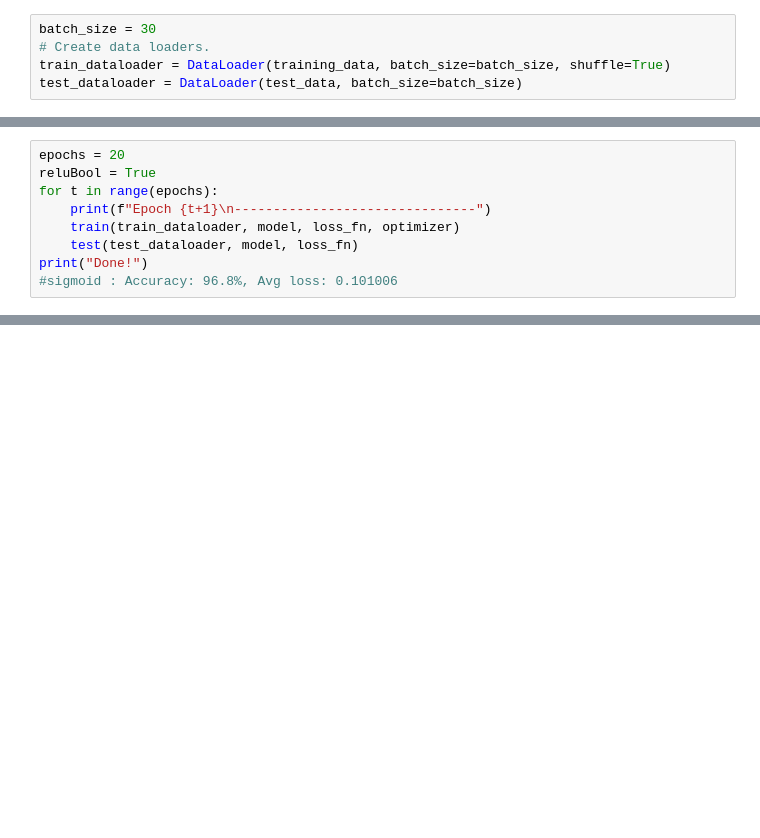
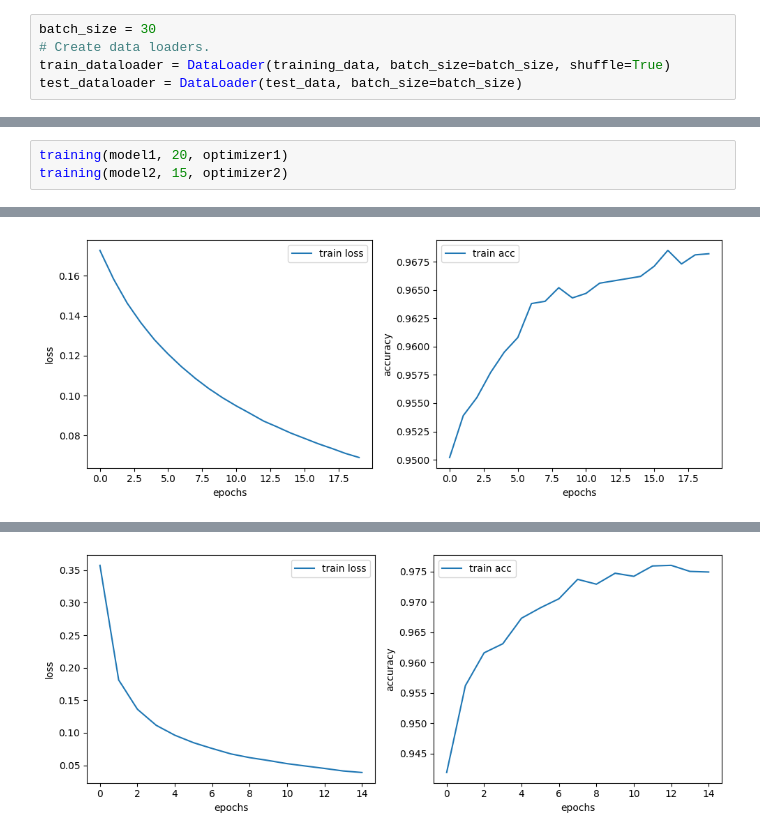
Before and after one commit to MatthieuGHS/Perceptron2MNIST, a Jupyter notebook: 3_mnist/mnist1.ipynb, the cells around one changed output, grey strips where cells are left out. Saved outputs shown, nothing was run; the diff lists cells and outputs as text; blank space fills up the shorter version.

```diff
--- a/3_mnist/mnist1.ipynb
+++ b/3_mnist/mnist1.ipynb
@@ -294,12 +356,6 @@ def test(dataloader, model, loss_fn):
 # %%
-epochs = 20
-reluBool = True
-for t in range(epochs):
-    print(f"Epoch {t+1}\n-------------------------------")
-    train(train_dataloader, model, loss_fn, optimizer)
-    test(test_dataloader, model, loss_fn)
-print("Done!")
-#sigmoid : Accuracy: 96.8%, Avg loss: 0.101006
+training(model1, 20, optimizer1)
+training(model2, 15, optimizer2)
 # %% [output]
 Epoch 1
 -------------------------------
@@ -320,0 +377 @@ loss: 0.032537  [ 3030/60000]
+[figure, added]
@@ -321 +395,2 @@ loss: 0.032537  [ 3030/60000]
+[figure, added]
 # %%
```
Also changed, not shown: parts of 10 cells of this notebook, 2 other files.
